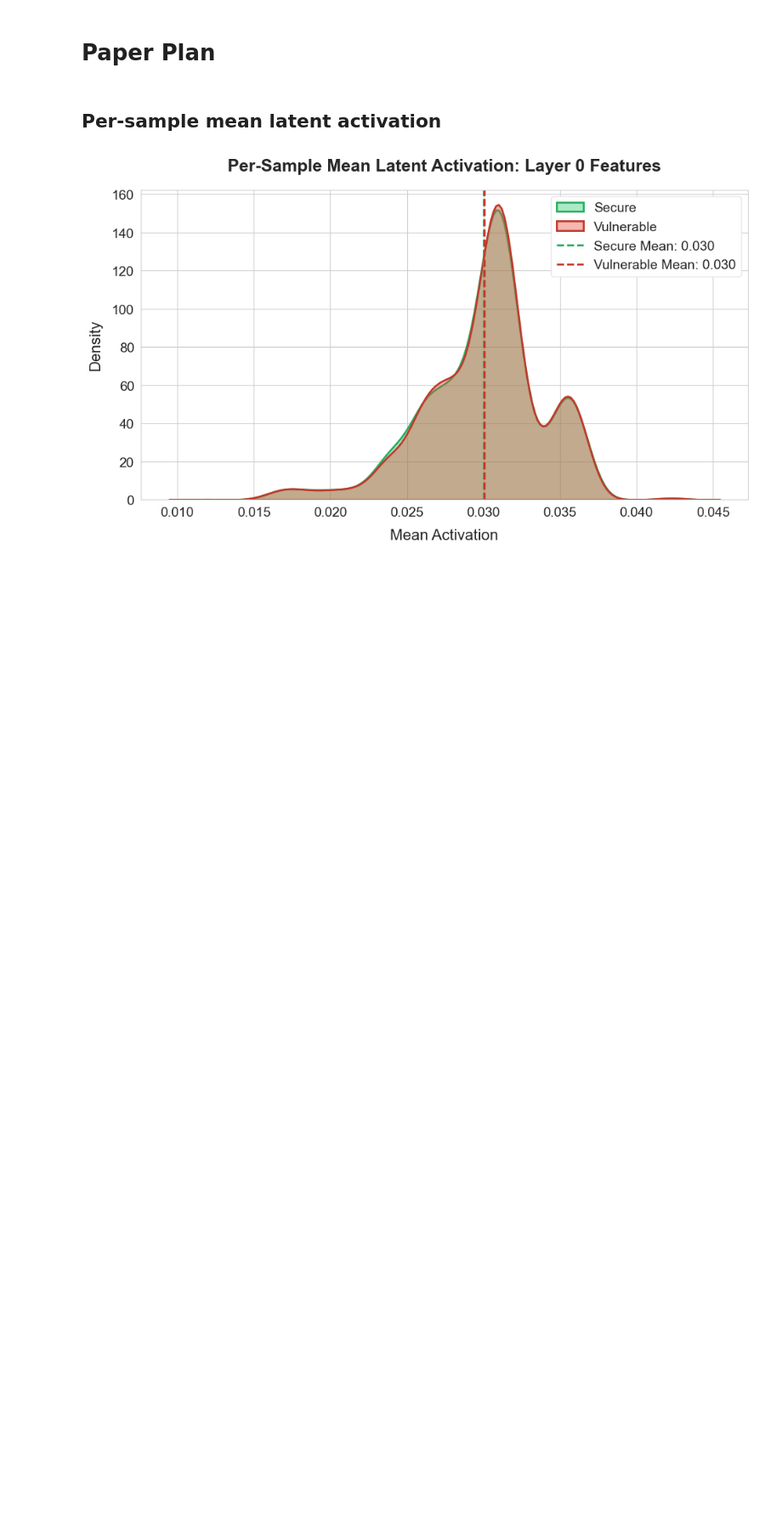
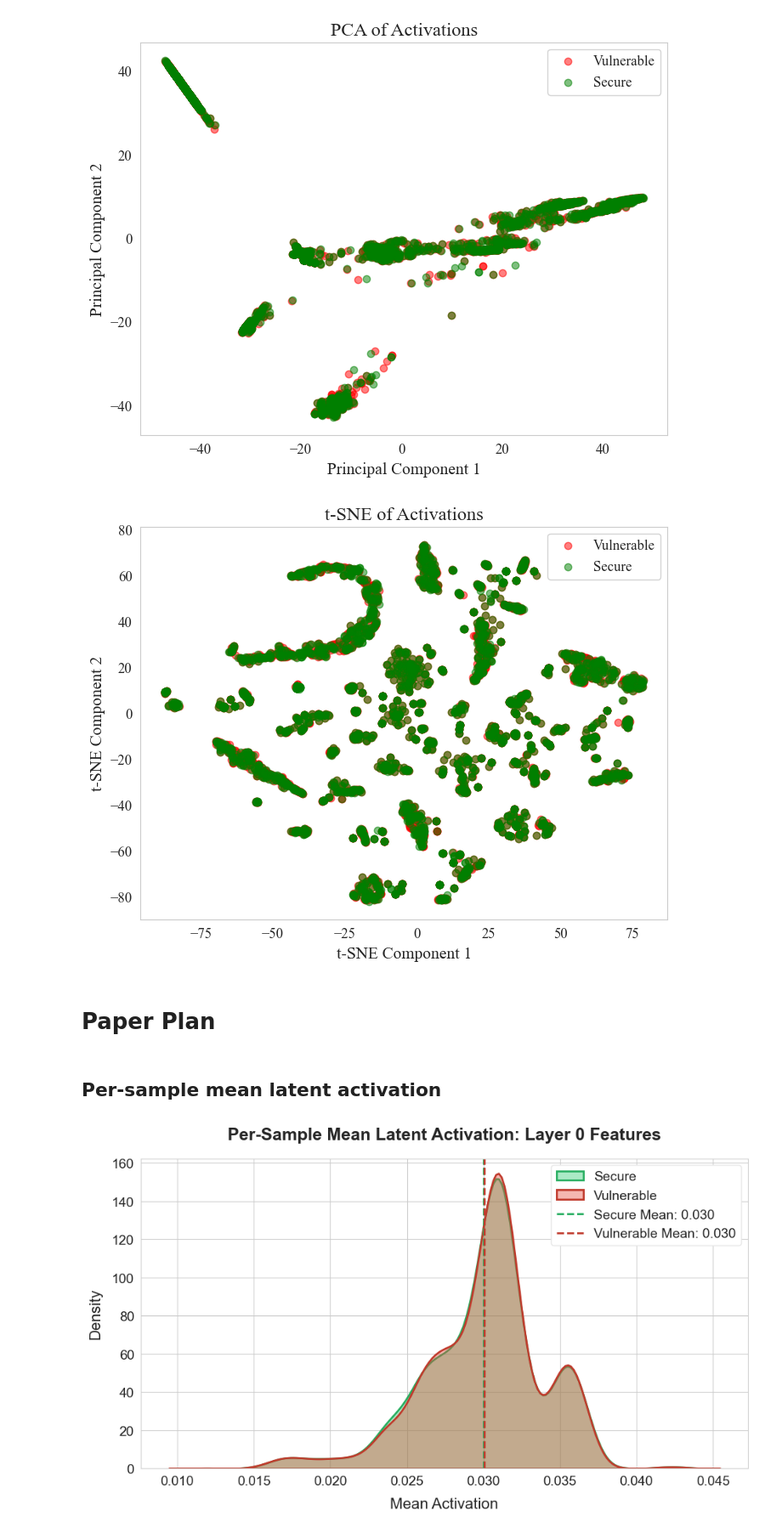
Before and after one commit to rufimelo99/SAE-Java-Bug-Detection, a Jupyter notebook: sae_java_bug/sparse_autoencoders/ideation.ipynb, the cells around one changed output. Shown at 85% size. Drawn from its saved outputs; the diff is of its cells as text; code cells hidden in the pictures; blank space fills up the shorter version.

```diff
--- a/sae_java_bug/sparse_autoencoders/ideation.ipynb
+++ b/sae_java_bug/sparse_autoencoders/ideation.ipynb
@@ -426,19 +424,22 @@ def plot_tsne(secure_features: torch.Tensor, vulnerable_features: torch.Tensor,
 # %%
 
 
 # for key in FisherScoreMap:
 #     if key == "ALL":
 #         continue
 #     logger.info(f"Layer {key[0]}, CWE {key[1]}: LDA Fisher Score = {FisherScoreMap[key]:.4f}, Probing Accuracy = {ProbingDataMap[key]:.4f}")
 #     layer_id = int(key[0])
 #     cwe = key[1]
 #     data = get_data(files, layer_id, cwe)
 #     plot_pca(data.secure, data.vulnerable, label_secure="Secure", label_vulnerable="Vulnerable")
 #     plot_tsne(data.secure, data.vulnerable, label_secure="Secure", label_vulnerable="Vulnerable")
 #     plot_lda(data.secure, data.vulnerable, label_secure="Secure", label_vulnerable="Vulnerable")
-# plot_pca(all_safe_features["layer_0"], all_vulnerable_features["layer_0"], label_secure="Secure", label_vulnerable="Vulnerable")
+plot_pca(all_safe_features["layer_0"], all_vulnerable_features["layer_0"], label_secure="Secure", label_vulnerable="Vulnerable")
 
-# plot_tsne(all_safe_features["layer_0"], all_vulnerable_features["layer_0"], label_secure="Secure", label_vulnerable="Vulnerable")
+plot_tsne(all_safe_features["layer_0"], all_vulnerable_features["layer_0"], label_secure="Secure", label_vulnerable="Vulnerable")
+# %% [output]
+[figure, added]
+[figure, added]
 # %% [markdown]
 # Paper Plan
 # %% [markdown]
```
Also changed, not shown: parts of 31 cells of this notebook, 6 other files.
